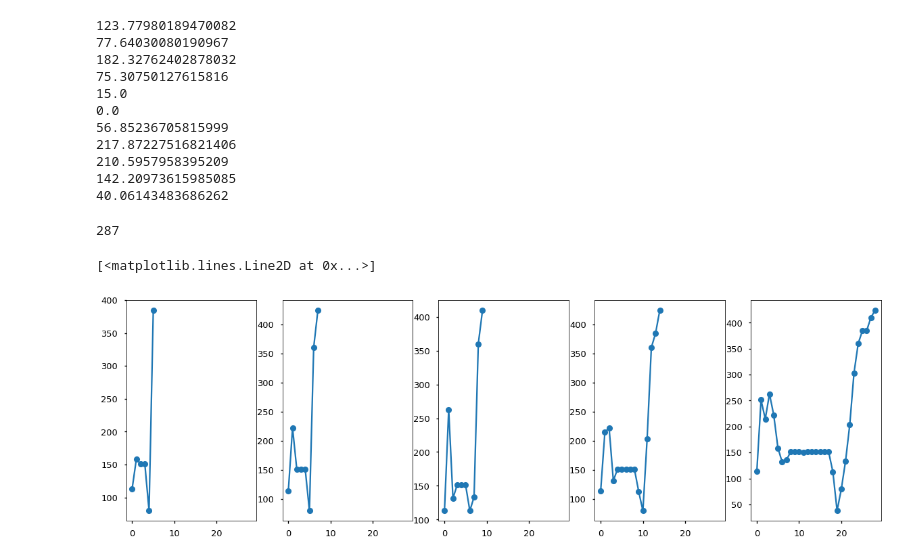
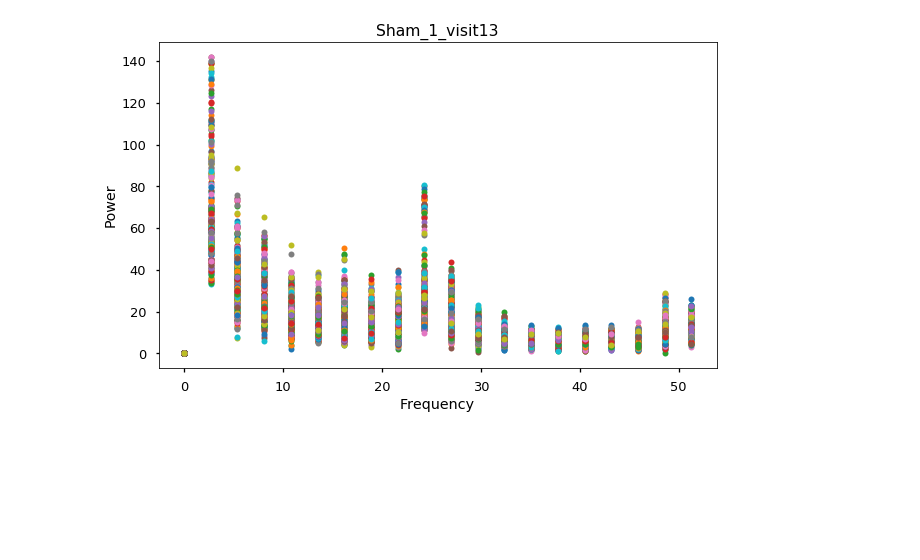
Before and after one commit to itsMahad/MothAbdominalRestriction, a Jupyter notebook: A_Step7_Displacement_Distance_Tortuosity.ipynb, the cells around one changed output. Saved outputs shown, nothing was run; the diff lists cells and outputs as text; code cells hidden in the pictures; blank space fills up the shorter version.

```diff
--- a/A_Step7_Displacement_Distance_Tortuosity.ipynb
+++ b/A_Step7_Displacement_Distance_Tortuosity.ipynb
@@ -92,39 +93,45 @@ actual_list
 # %%
-n = np.arange(0, len(x_e), 25)
-x = x_e
-y = y_e
-chunk = 25
+n = np.arange(0,len(x)-chunk,1)
 ratio_list = []
-for element in n[1:]:
-    shortest_path = np.sqrt((x[element]-x[element-chunk])**2 + (y[element]-y[element-chunk])**2)
-    print(shortest_path)
-    i = 1
+plt.figure(figsize=(10,6))
+
+for element in n:
+
+
+    shortest_path = np.sqrt((x[element+chunk]-x[element])**2 + (y[element+chunk]-y[element])**2)
+
+
     actual_list = 0
-    for e in x[element-chunk:element-1]:
+    i = 0
+    while i < len(x[element:element+chunk]):
 
-        actual_path = np.sqrt((x[element-chunk:element][i]-x[element-chunk:element][i-1])**2 + (y[element-chunk:element][i]-y[element-chunk:element][i-1])**2)
+
+
+        actual_path = np.sqrt((x[element:element+chunk+1][i+1]-x[element:element+chunk+1][i])**2 + (y[element:element+chunk+1][i+1]-y[element:element+chunk+1][i])**2)
         actual_list += actual_path
+
+
 
         i +=1
 
-#     ratio = actual_list/shortest_path
-#     ratio_list.append(ratio)
 
-#     mean = np.mean(ratio_list)
-#     std = np.std(ratio_list)
+    xf, Nx, fftx = Tortuosity(x[element:element+chunk], time[element:element+chunk])
+    yf, Ny, ffty = Tortuosity(y[element:element+chunk], time[element:element+chunk])
+    sum_xy = ((2.0/Ny * np.abs(ffty[0:Ny//2])) + (2.0/Nx * np.abs(fftx[0:Nx//2])))
+    plt.title("Sham_1_visit13")
+    plt.ylabel("Power")
+    plt.xlabel("Frequency")
+    plt.plot(xf, sum_xy, "o", ms = 6)
+
+
+
+
+    #should account for last point, there has to be more efficient way to do this
+
+    ratio = actual_list/shortest_path
+    ratio_list.append(ratio)
+
+    mean = np.mean(ratio_list)
+    std = np.std(ratio_list)
 # %% [output]
-123.77980189470082
-77.64030080190967
-182.32762402878032
-75.30750127615816
-15.0
-0.0
-56.85236705815999
-217.87227516821406
-210.5957958395209
-142.20973615985085
-40.06143483686262
+[figure, added]
-# %%
-x_e
-# %% [output]
-287
@@ -134,11 +137,0 @@ x_s, y_s = removeNaN(df_sham)
-# %%
-z = 50
-fig, ax = plt.subplots(1,5, figsize = (20,6), sharex = True)
-ax[0].plot(y_e[::z], "-o")
-ax[1].plot(y_e[::40], "-o")
-ax[2].plot(y_e[::30], "-o")
-ax[3].plot(y_e[::20], "-o")
-ax[4].plot(y_e[::10], "-o")
-# %% [output]
-[<matplotlib.lines.Line2D at 0x...>]
-[figure, removed]
```
Also changed, not shown: parts of 20 cells of this notebook.
